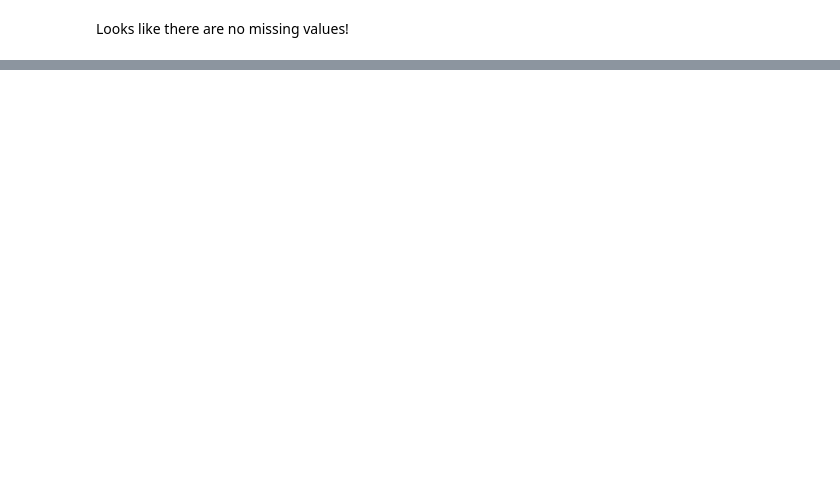
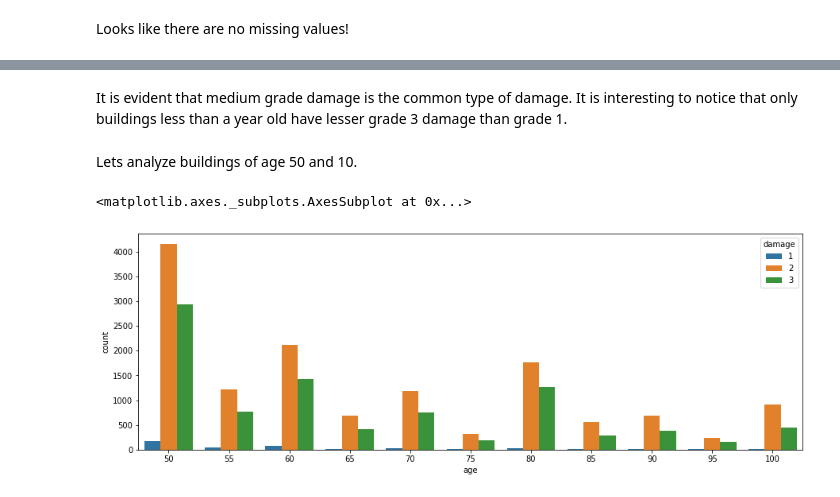
Before and after one commit to Preeti24/Richter-s-Predictor-Modeling-Earthquake-Damage, a Jupyter notebook: EDA.ipynb, the cells around one changed output, grey strips where cells are left out. Drawn from its saved outputs; the diff is of its cells as text; code cells hidden in the pictures; blank space fills up the shorter version.

```diff
--- a/EDA.ipynb
+++ b/EDA.ipynb
@@ -108,0 +168,11 @@ pd.DataFrame(prediction).nunique()
+# %% [markdown]
+It is evident that medium grade damage is the common type of damage.
+It is interesting to notice that only buildings less than a year old have lesser grade 3 damage than grade 1.
+# %% [markdown]
+Lets analyze buildings of age 50 and 10.
+# %%
+filt=damageByAge['age']>=50
+sns.barplot(x='age',y='count',data=damageByAge[filt],hue='damage')
+# %% [output]
+<matplotlib.axes._subplots.AxesSubplot at 0x...>
+[figure, added]
```
Also changed, not shown: parts of 50 cells of this notebook.
